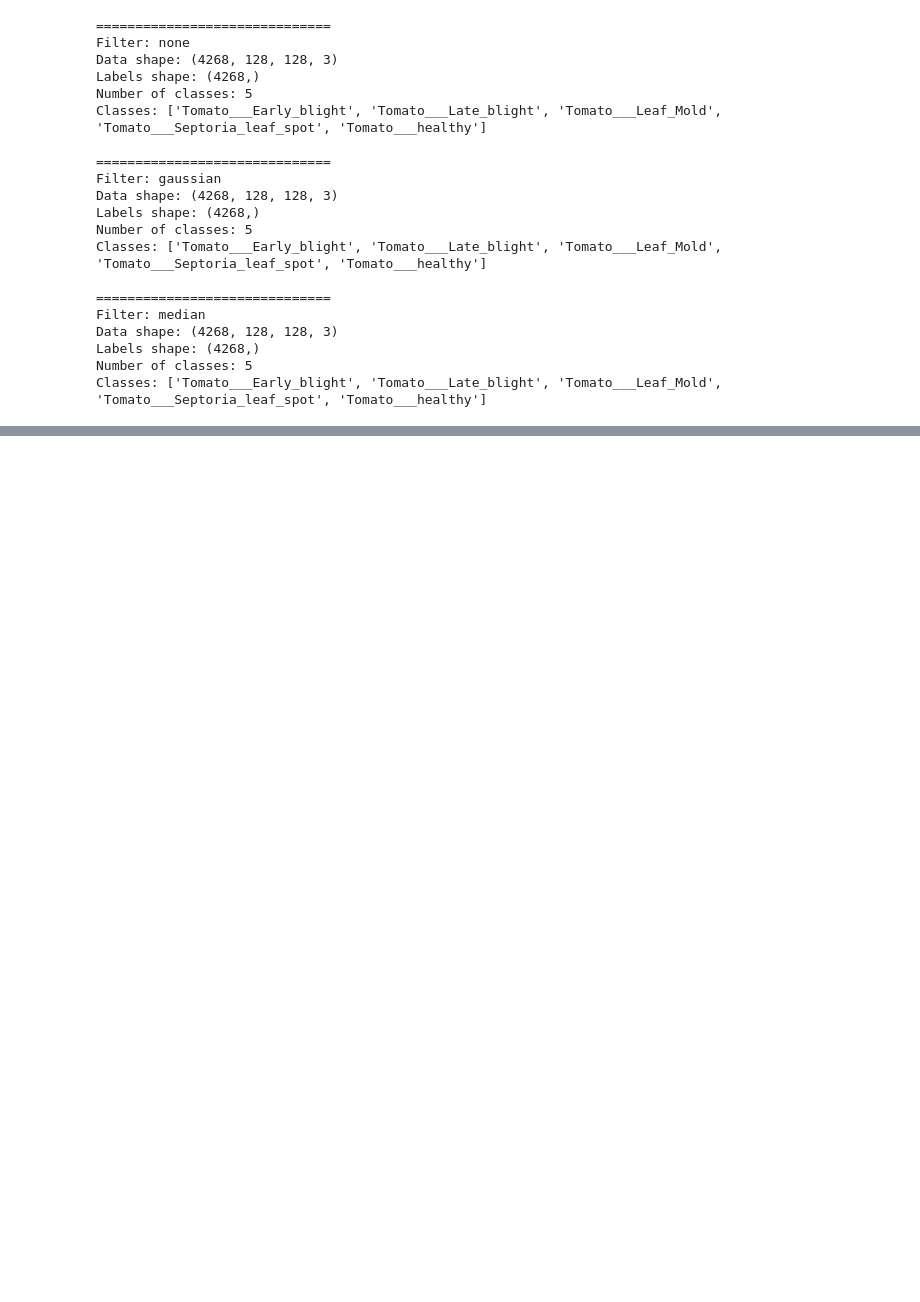
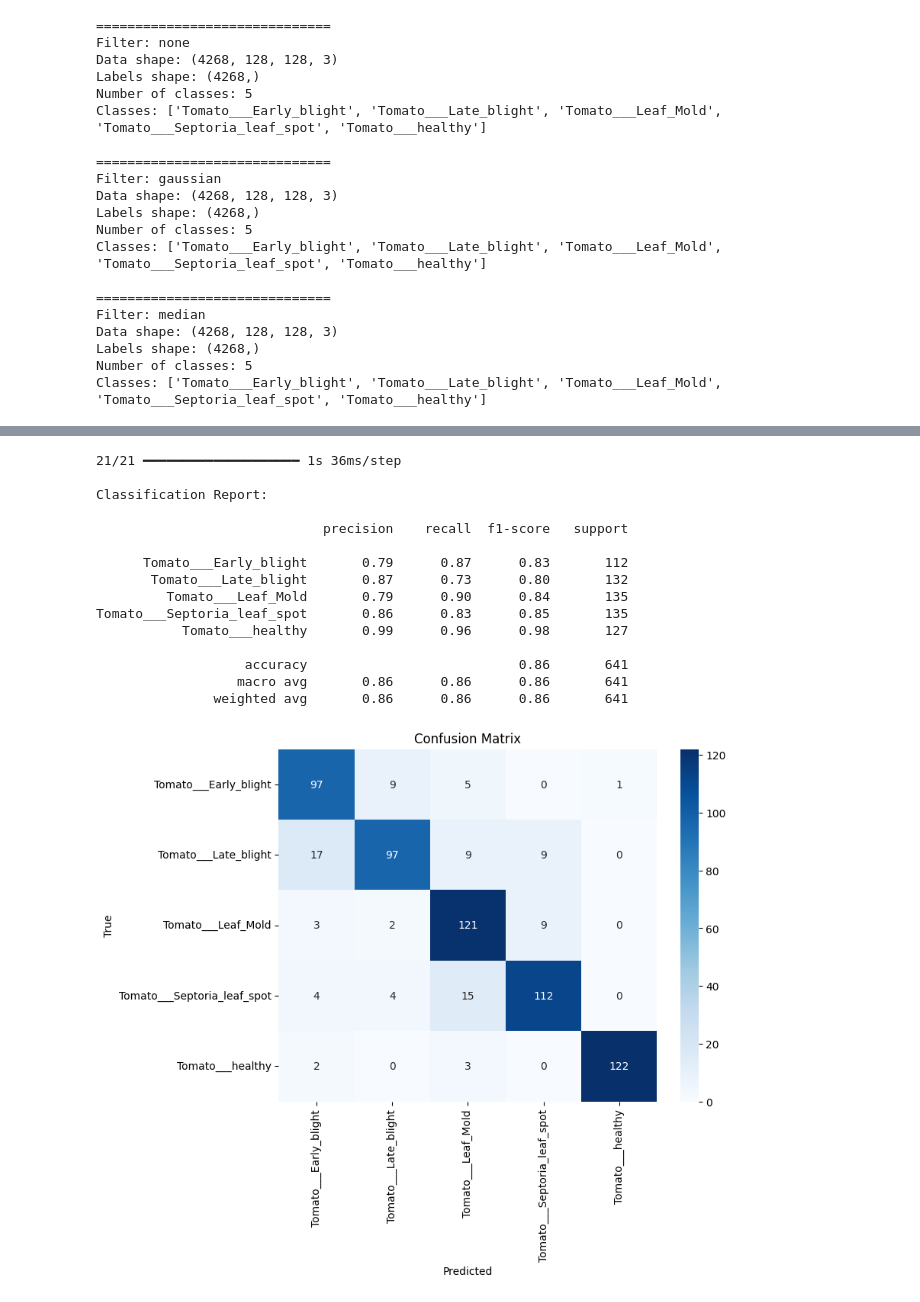
Before and after one commit to Basmaess1/Plant_disease_detection, a Jupyter notebook: srcs/preprocess.ipynb, the cells around one changed output, grey strips where cells are left out. Saved outputs shown, nothing was run; the diff lists cells and outputs as text; code cells hidden in the pictures; blank space fills up the shorter version.

```diff
--- a/srcs/preprocess.ipynb
+++ b/srcs/preprocess.ipynb
@@ -275,0 +259,37 @@ plt.show()
+# %%
+from sklearn.metrics import classification_report, confusion_matrix
+import seaborn as sns
+
+y_pred = model.predict(X_test)
+y_pred_classes = np.argmax(y_pred, axis=1)
+
+
+y_true = y_test
+print("\nClassification Report:\n")
+print(classification_report(y_true, y_pred_classes, target_names=classes))
+cm = confusion_matrix(y_true, y_pred_classes)
+
+plt.figure(figsize=(8,6))
+sns.heatmap(cm, annot=True, fmt="d", cmap="Blues",
+            xticklabels=classes, yticklabels=classes)
+plt.xlabel("Predicted")
+plt.ylabel("True")
+plt.title("Confusion Matrix")
+plt.show()
+# %% [output]
+21/21 ━━━━━━━━━━━━━━━━━━━━ 1s 36ms/step
+
+Classification Report:
+
+                             precision    recall  f1-score   support
+
+      Tomato___Early_blight       0.79      0.87      0.83       112
+       Tomato___Late_blight       0.87      0.73      0.80       132
+         Tomato___Leaf_Mold       0.79      0.90      0.84       135
+Tomato___Septoria_leaf_spot       0.86      0.83      0.85       135
+           Tomato___healthy       0.99      0.96      0.98       127
+
+                   accuracy                           0.86       641
+                  macro avg       0.86      0.86      0.86       641
+               weighted avg       0.86      0.86      0.86       641
+[figure, added]
```
Also changed, not shown: parts of 9 cells of this notebook.
